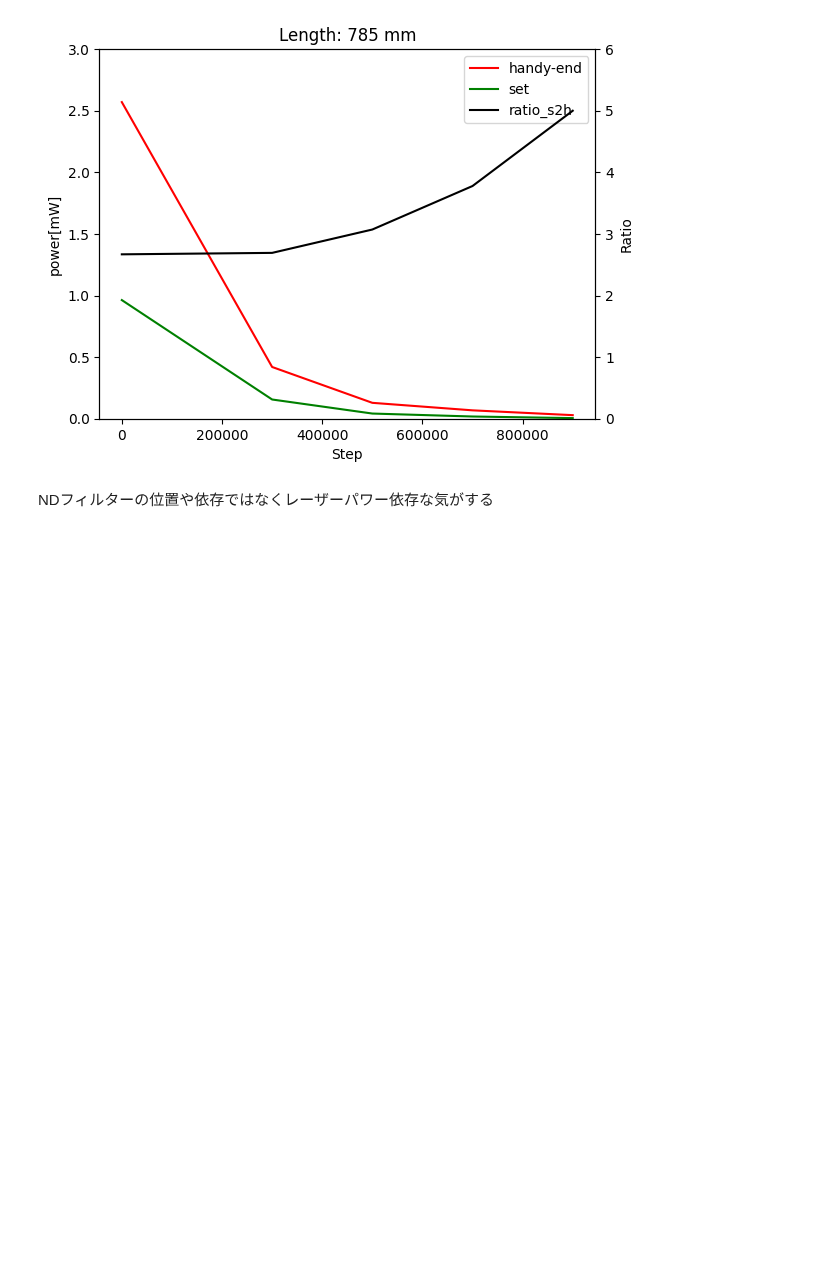
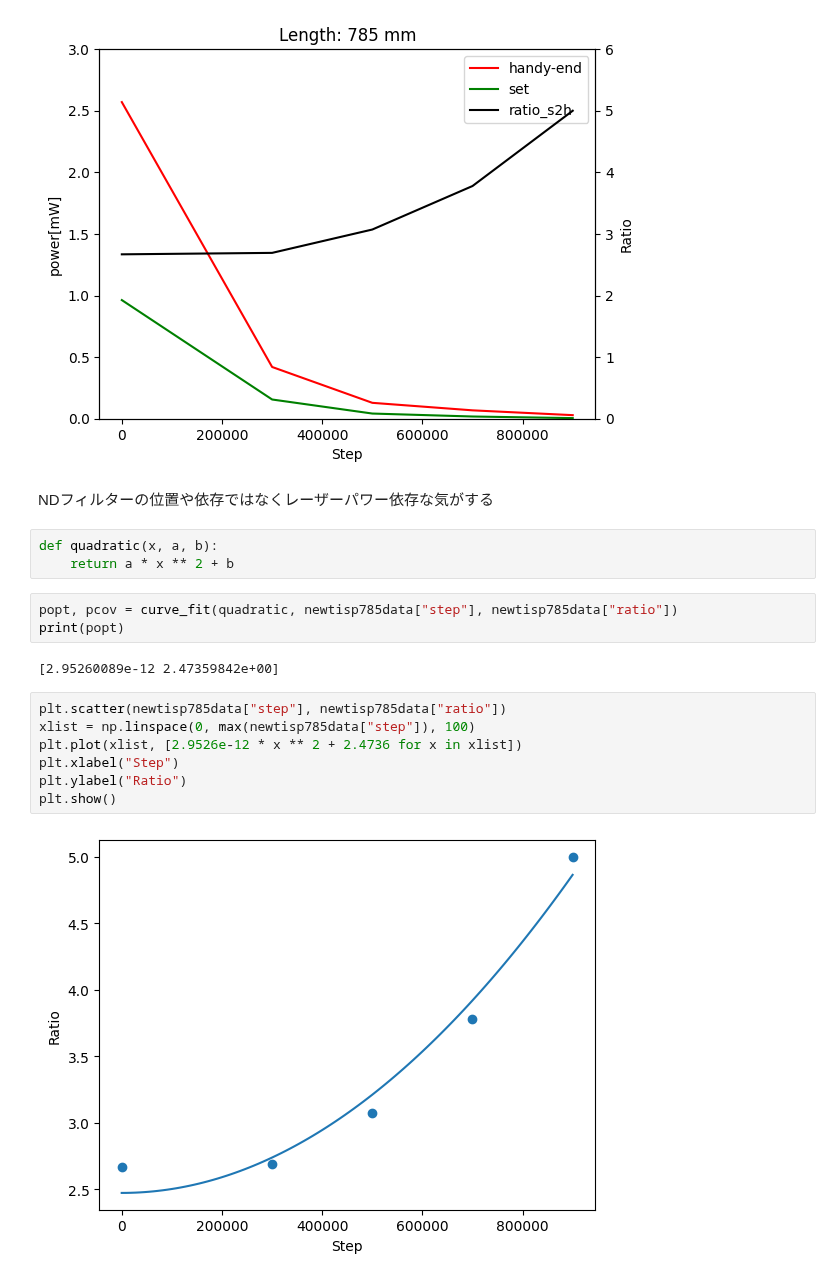
Before and after one commit to chiashi-lab/pl, a Jupyter notebook: notebook/analyse.ipynb, the cells around one changed output. Cells and saved outputs as stored; diff of their text form; blank space fills up the shorter version.

```diff
--- a/notebook/analyse.ipynb
+++ b/notebook/analyse.ipynb
@@ -282,3 +282,20 @@ plotdata(newtisp785data, 785)
 [figure]
 # %% [markdown]
 NDフィルターの位置や依存ではなくレーザーパワー依存な気がする
+# %%
+def quadratic(x, a, b):
+    return a * x ** 2 + b
+# %%
+popt, pcov = curve_fit(quadratic, newtisp785data["step"], newtisp785data["ratio"])
+print(popt)
+# %% [output]
+[2.95260089e-12 2.47359842e+00]
+# %%
+plt.scatter(newtisp785data["step"], newtisp785data["ratio"])
+xlist = np.linspace(0, max(newtisp785data["step"]), 100)
+plt.plot(xlist, [2.9526e-12 * x ** 2 + 2.4736 for x in xlist])
+plt.xlabel("Step")
+plt.ylabel("Ratio")
+plt.show()
+# %% [output]
+[figure, added]
```
Also changed, not shown: 2 other files.
